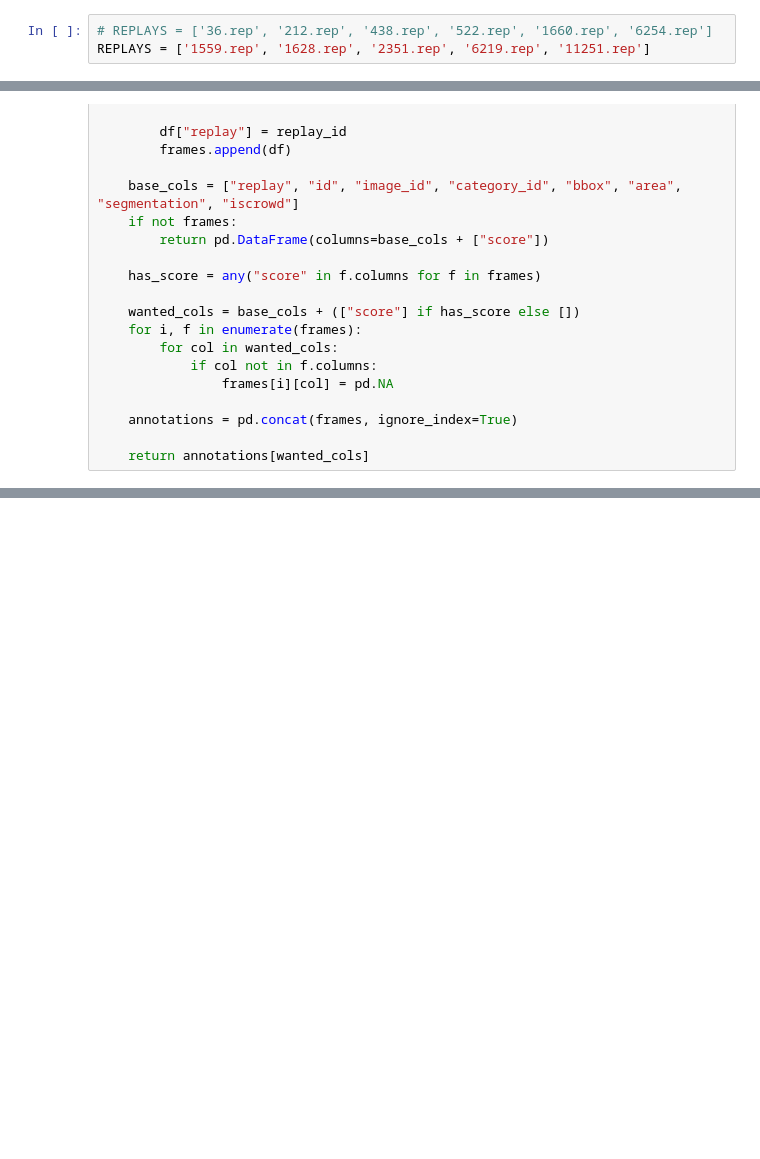
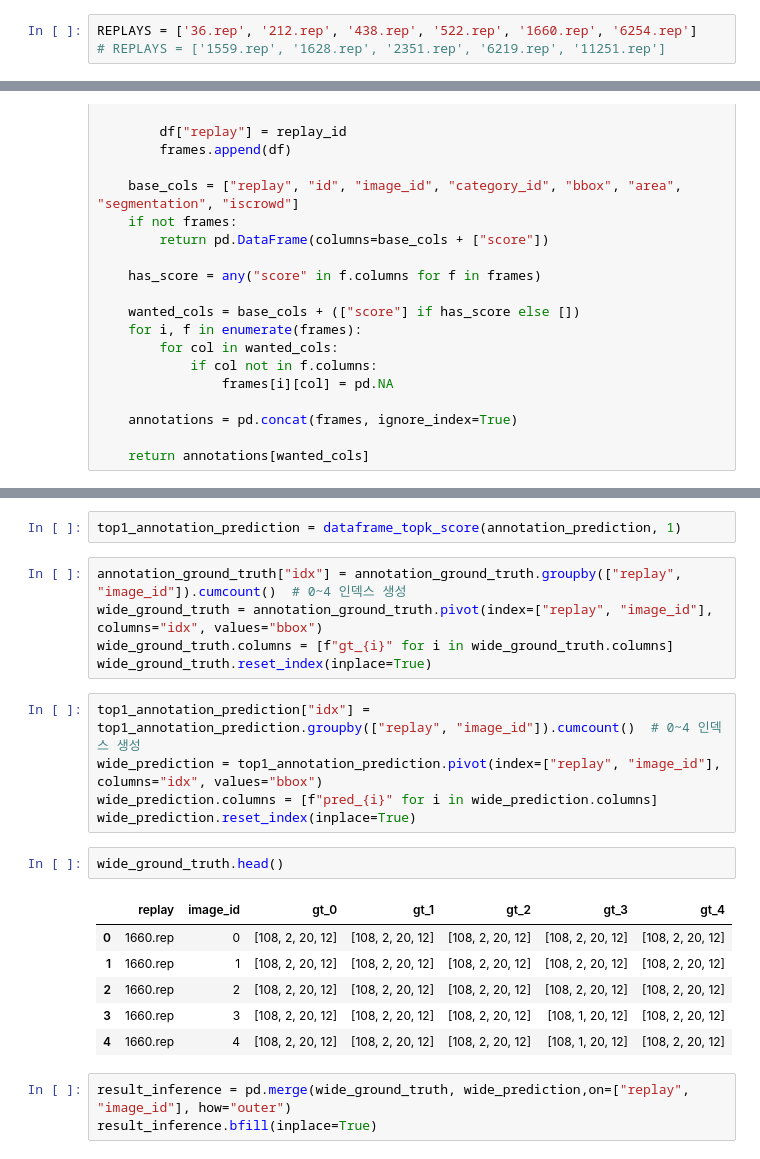
Before and after one commit to baecm/starcraft-vision, a Jupyter notebook: notebook/inference_viewer copy.ipynb, the cells around one changed output, grey strips where cells are left out. Cells and saved outputs as stored; diff of their text form; blank space fills up the shorter version.

```diff
--- a/notebook/inference_viewer copy.ipynb
+++ b/notebook/inference_viewer copy.ipynb
@@ -33,5 +33,5 @@ DATA_DIR = os.path.join(STORAGE_DIR, "data")
 GROUND_TRUTH_DIR = os.path.join(DATA_DIR, "label", "dst")
 PREDICTIONS_DIR = os.path.join(STORAGE_DIR, "predictions")
 # %%
-# REPLAYS = ['36.rep', '212.rep', '438.rep', '522.rep', '1660.rep', '6254.rep']
-REPLAYS = ['1559.rep', '1628.rep', '2351.rep', '6219.rep', '11251.rep']
+REPLAYS = ['36.rep', '212.rep', '438.rep', '522.rep', '1660.rep', '6254.rep']
+# REPLAYS = ['1559.rep', '1628.rep', '2351.rep', '6219.rep', '11251.rep']
@@ -614,0 +117,24 @@ draw_overview(input_numpy,
+# %%
+top1_annotation_prediction = dataframe_topk_score(annotation_prediction, 1)
+# %%
+annotation_ground_truth["idx"] = annotation_ground_truth.groupby(["replay", "image_id"]).cumcount()  # 0~4 인덱스 생성
+wide_ground_truth = annotation_ground_truth.pivot(index=["replay", "image_id"], columns="idx", values="bbox")
+wide_ground_truth.columns = [f"gt_{i}" for i in wide_ground_truth.columns]
+wide_ground_truth.reset_index(inplace=True)
+# %%
+top1_annotation_prediction["idx"] = top1_annotation_prediction.groupby(["replay", "image_id"]).cumcount()  # 0~4 인덱스 생성
+wide_prediction = top1_annotation_prediction.pivot(index=["replay", "image_id"], columns="idx", values="bbox")
+wide_prediction.columns = [f"pred_{i}" for i in wide_prediction.columns]
+wide_prediction.reset_index(inplace=True)
+# %%
+wide_ground_truth.head()
+# %% [output]
+|  | replay | image_id | gt_0 | gt_1 | gt_2 | gt_3 | gt_4 |
+| 0 | 1660.rep | 0 | [108, 2, 20, 12] | [108, 2, 20, 12] | [108, 2, 20, 12] | [108, 2, 20, 12] | [108, 2, 20, 12] |
+| 1 | 1660.rep | 1 | [108, 2, 20, 12] | [108, 2, 20, 12] | [108, 2, 20, 12] | [108, 2, 20, 12] | [108, 2, 20, 12] |
+| 2 | 1660.rep | 2 | [108, 2, 20, 12] | [108, 2, 20, 12] | [108, 2, 20, 12] | [108, 2, 20, 12] | [108, 2, 20, 12] |
+| 3 | 1660.rep | 3 | [108, 2, 20, 12] | [108, 2, 20, 12] | [108, 2, 20, 12] | [108, 1, 20, 12] | [108, 2, 20, 12] |
+| 4 | 1660.rep | 4 | [108, 2, 20, 12] | [108, 2, 20, 12] | [108, 2, 20, 12] | [108, 1, 20, 12] | [108, 2, 20, 12] |
+# %%
+result_inference = pd.merge(wide_ground_truth, wide_prediction,on=["replay", "image_id"], how="outer")
+result_inference.bfill(inplace=True)
```
Also changed, not shown: parts of 43 cells of this notebook.
